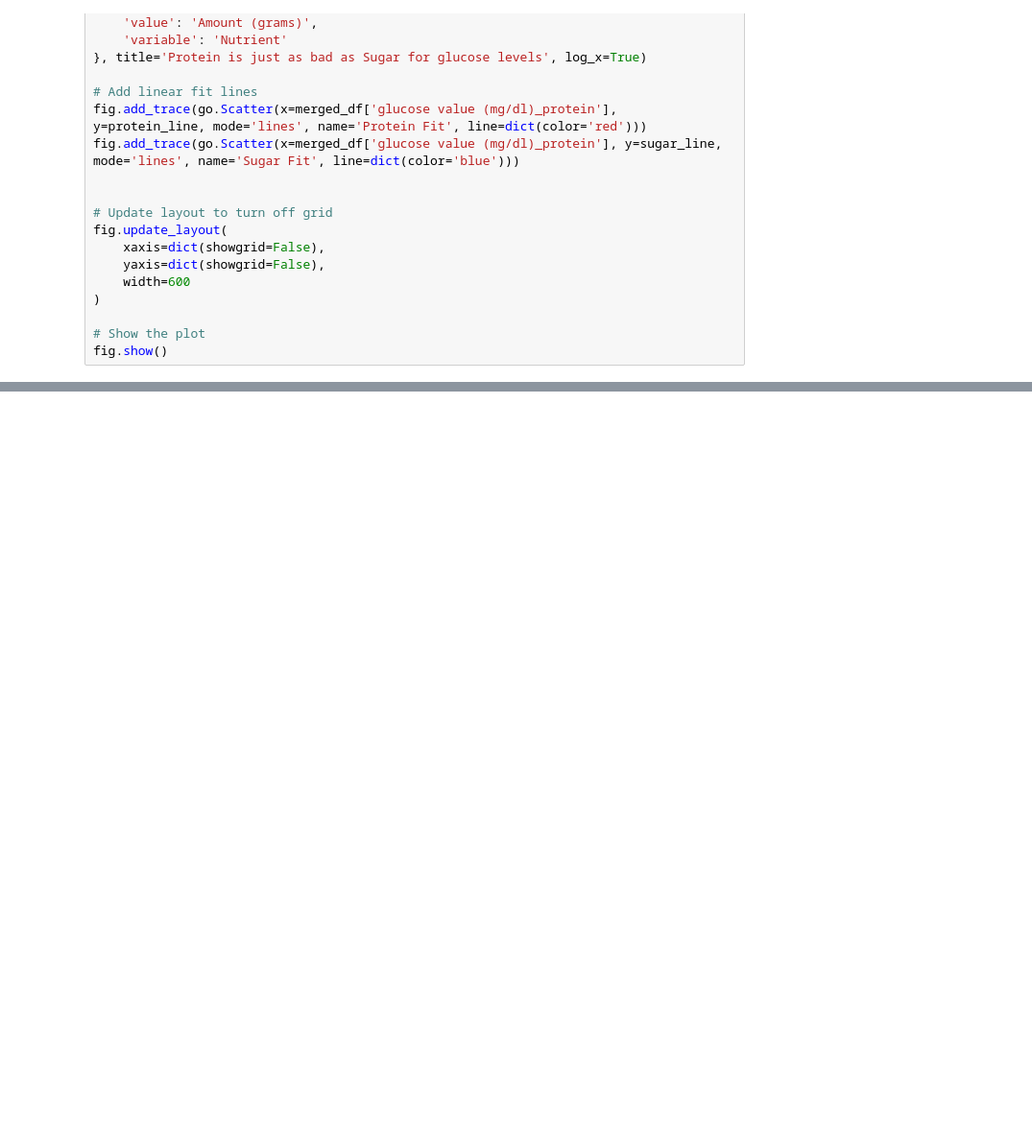
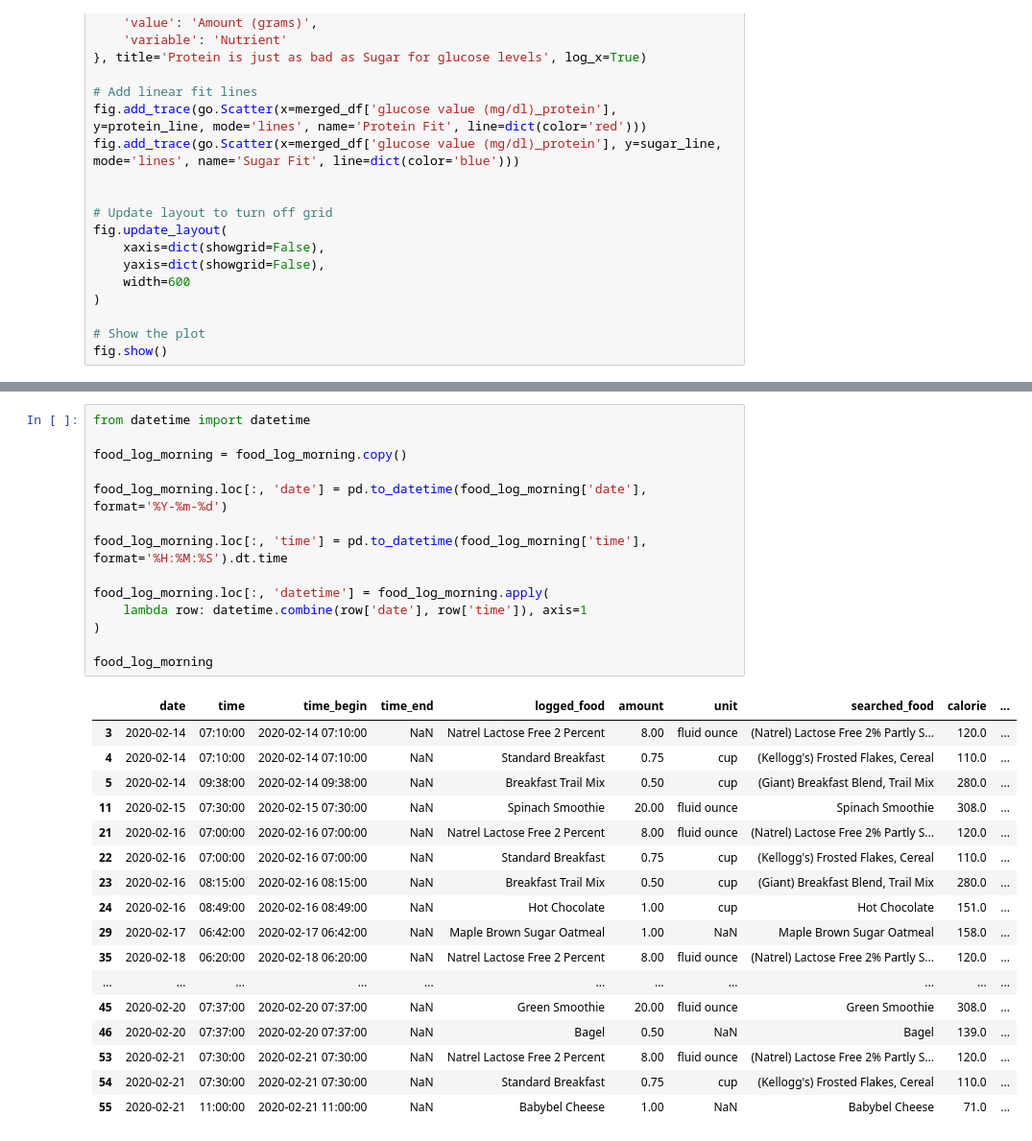
Before and after one commit to iamangeldi/dsc106_project2, a Jupyter notebook: project_2.ipynb, the cells around one changed output, grey strips where cells are left out. Shown: that part at 96% size. Drawn from its saved outputs; the diff is of its cells as text; blank space fills up the shorter version.

```diff
--- a/project_2.ipynb
+++ b/project_2.ipynb
@@ -362,0 +752,32 @@ fig.show()
+# %%
+from datetime import datetime
+
+food_log_morning = food_log_morning.copy()
+
+food_log_morning.loc[:, 'date'] = pd.to_datetime(food_log_morning['date'], format='%Y-%m-%d')
+
+food_log_morning.loc[:, 'time'] = pd.to_datetime(food_log_morning['time'], format='%H:%M:%S').dt.time
+
+food_log_morning.loc[:, 'datetime'] = food_log_morning.apply(
+    lambda row: datetime.combine(row['date'], row['time']), axis=1
+)
+
+food_log_morning
+# %% [output]
+|  | date | time | time_begin | time_end | logged_food | amount | unit | searched_food | calorie | ... |
+| 3 | 2020-02-14 | 07:10:00 | 2020-02-14 07:10:00 | NaN | Natrel Lactose Free 2 Percent | 8.00 | fluid ounce | (Natrel) Lactose Free 2% Partly S... | 120.0 | ... |
+| 4 | 2020-02-14 | 07:10:00 | 2020-02-14 07:10:00 | NaN | Standard Breakfast | 0.75 | cup | (Kellogg's) Frosted Flakes, Cereal | 110.0 | ... |
+| 5 | 2020-02-14 | 09:38:00 | 2020-02-14 09:38:00 | NaN | Breakfast Trail Mix | 0.50 | cup | (Giant) Breakfast Blend, Trail Mix | 280.0 | ... |
+| 11 | 2020-02-15 | 07:30:00 | 2020-02-15 07:30:00 | NaN | Spinach Smoothie | 20.00 | fluid ounce | Spinach Smoothie | 308.0 | ... |
+| 21 | 2020-02-16 | 07:00:00 | 2020-02-16 07:00:00 | NaN | Natrel Lactose Free 2 Percent | 8.00 | fluid ounce | (Natrel) Lactose Free 2% Partly S... | 120.0 | ... |
+| 22 | 2020-02-16 | 07:00:00 | 2020-02-16 07:00:00 | NaN | Standard Breakfast | 0.75 | cup | (Kellogg's) Frosted Flakes, Cereal | 110.0 | ... |
+| 23 | 2020-02-16 | 08:15:00 | 2020-02-16 08:15:00 | NaN | Breakfast Trail Mix | 0.50 | cup | (Giant) Breakfast Blend, Trail Mix | 280.0 | ... |
+| 24 | 2020-02-16 | 08:49:00 | 2020-02-16 08:49:00 | NaN | Hot Chocolate | 1.00 | cup | Hot Chocolate | 151.0 | ... |
+| 29 | 2020-02-17 | 06:42:00 | 2020-02-17 06:42:00 | NaN | Maple Brown Sugar Oatmeal | 1.00 | NaN | Maple Brown Sugar Oatmeal | 158.0 | ... |
+| 35 | 2020-02-18 | 06:20:00 | 2020-02-18 06:20:00 | NaN | Natrel Lactose Free 2 Percent | 8.00 | fluid ounce | (Natrel) Lactose Free 2% Partly S... | 120.0 | ... |
+| ... | ... | ... | ... | ... | ... | ... | ... | ... | ... | ... |
+| 45 | 2020-02-20 | 07:37:00 | 2020-02-20 07:37:00 | NaN | Green Smoothie | 20.00 | fluid ounce | Green Smoothie | 308.0 | ... |
+| 46 | 2020-02-20 | 07:37:00 | 2020-02-20 07:37:00 | NaN | Bagel | 0.50 | NaN | Bagel | 139.0 | ... |
+| 53 | 2020-02-21 | 07:30:00 | 2020-02-21 07:30:00 | NaN | Natrel Lactose Free 2 Percent | 8.00 | fluid ounce | (Natrel) Lactose Free 2% Partly S... | 120.0 | ... |
+| 54 | 2020-02-21 | 07:30:00 | 2020-02-21 07:30:00 | NaN | Standard Breakfast | 0.75 | cup | (Kellogg's) Frosted Flakes, Cereal | 110.0 | ... |
+| 55 | 2020-02-21 | 11:00:00 | 2020-02-21 11:00:00 | NaN | Babybel Cheese | 1.00 | NaN | Babybel Cheese | 71.0 | ... |
```
Also changed, not shown: parts of 13 cells of this notebook.
